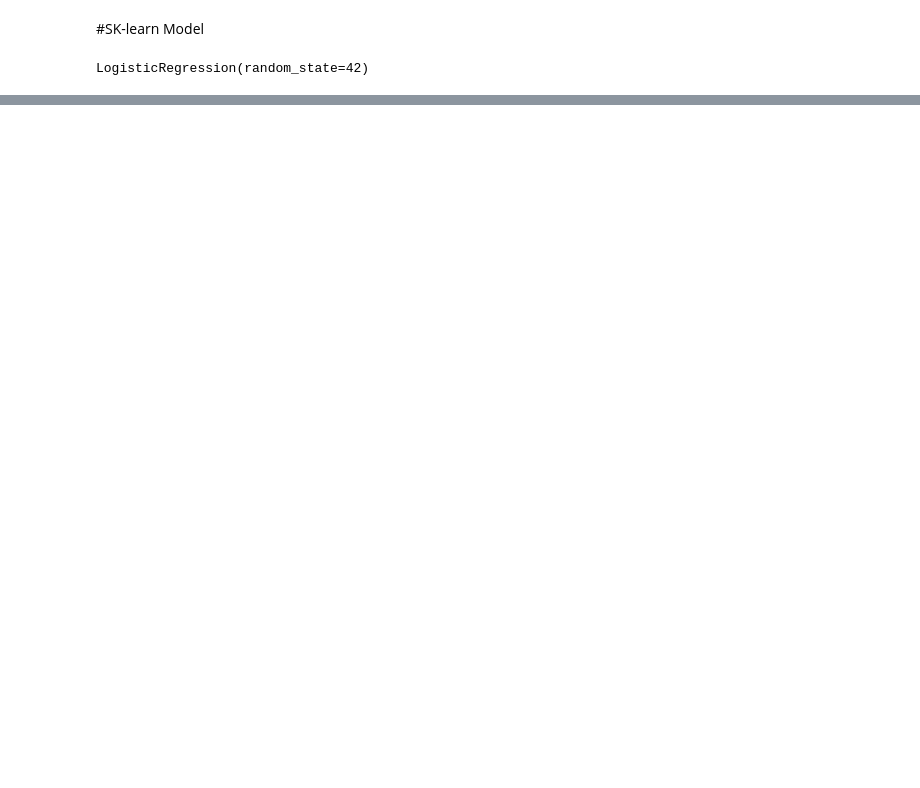
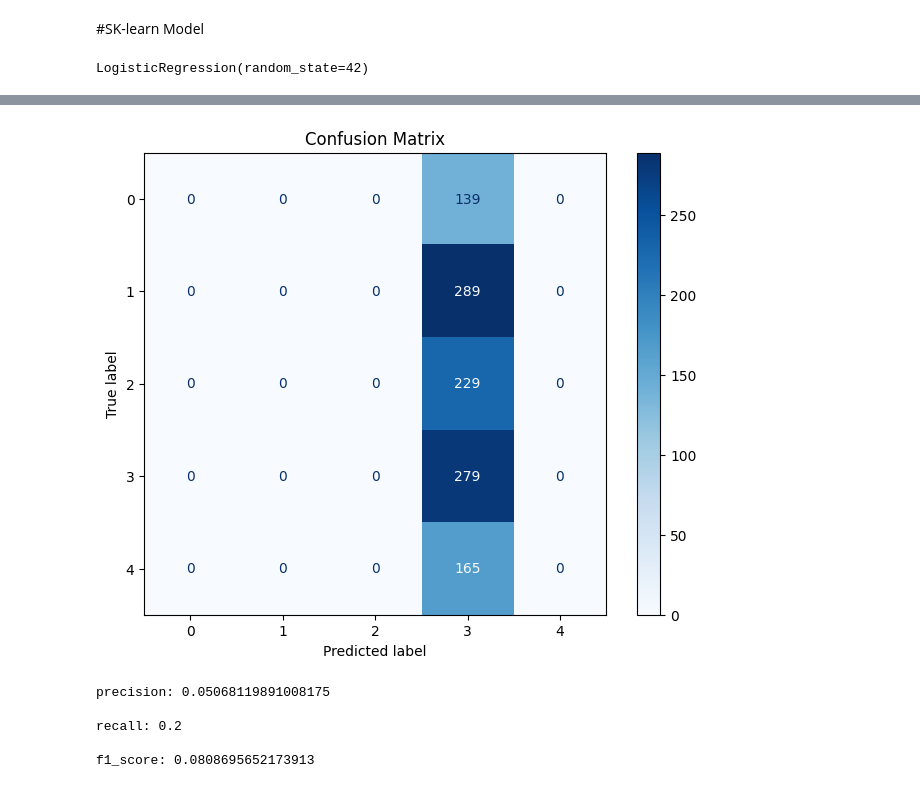
Before and after one commit to Mohamedragih1/Stanford-Sentiment-Treebank-SST-Text-Classification, a Jupyter notebook: Logistic_Regression.ipynb, the cells around one changed output, grey strips where cells are left out. Cells and saved outputs as stored; diff of their text form; code cells hidden in the pictures; blank space fills up the shorter version.

```diff
--- a/Logistic_Regression.ipynb
+++ b/Logistic_Regression.ipynb
@@ -192,3 +314,31 @@ print(f" Accuracy : {accuracy_score(val_labels, predictions)*100}")
+# %%
+from sklearn.metrics import confusion_matrix, ConfusionMatrixDisplay
+
+confusionMatrix = confusion_matrix(val_labels, predictions)
+cm_display = ConfusionMatrixDisplay(confusion_matrix=confusionMatrix)
+
+# Plot confusion matrix
+fig, ax = plt.subplots(figsize=(8, 6))
+cm_display.plot(ax=ax, cmap=plt.cm.Blues)
+plt.title('Confusion Matrix')
+plt.show()
+# %% [output]
+[figure, added]
+# %%
+from sklearn.metrics import precision_score, recall_score, f1_score
+
+precision = precision_score(val_labels, predictions, average='macro')  # or 'micro', 'weighted', 'samples', 'macro'
+recall = recall_score(val_labels, predictions, average='macro')
+f1 = f1_score(val_labels, predictions, average='macro')
+print(f"precision: {precision}\n")
+print(f"recall: {recall}\n")
+print(f"f1_score: {f1}\n")
+# %% [output]
+precision: 0.05068119891008175
+
+recall: 0.2
+
+f1_score: 0.0808695652173913
 # %%
 predictions = model.predict(test_features)
 print(f" Accuracy : {accuracy_score(test_labels, predictions)*100}")
```
Also changed, not shown: parts of 27 cells of this notebook.
